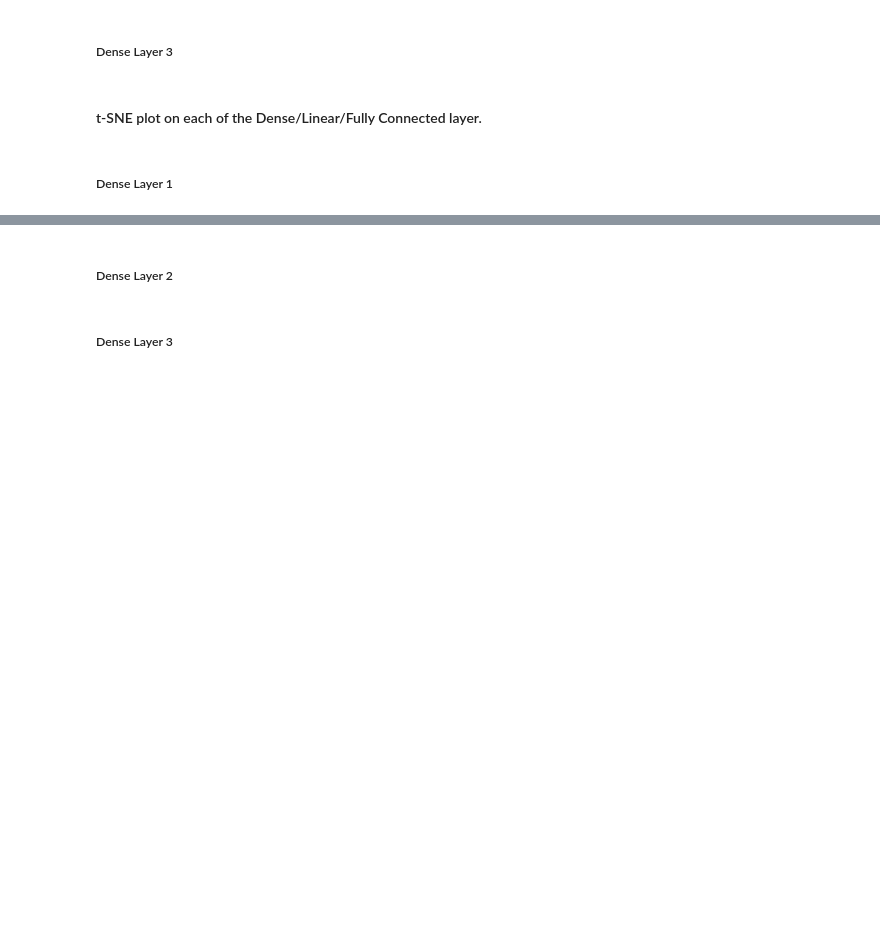
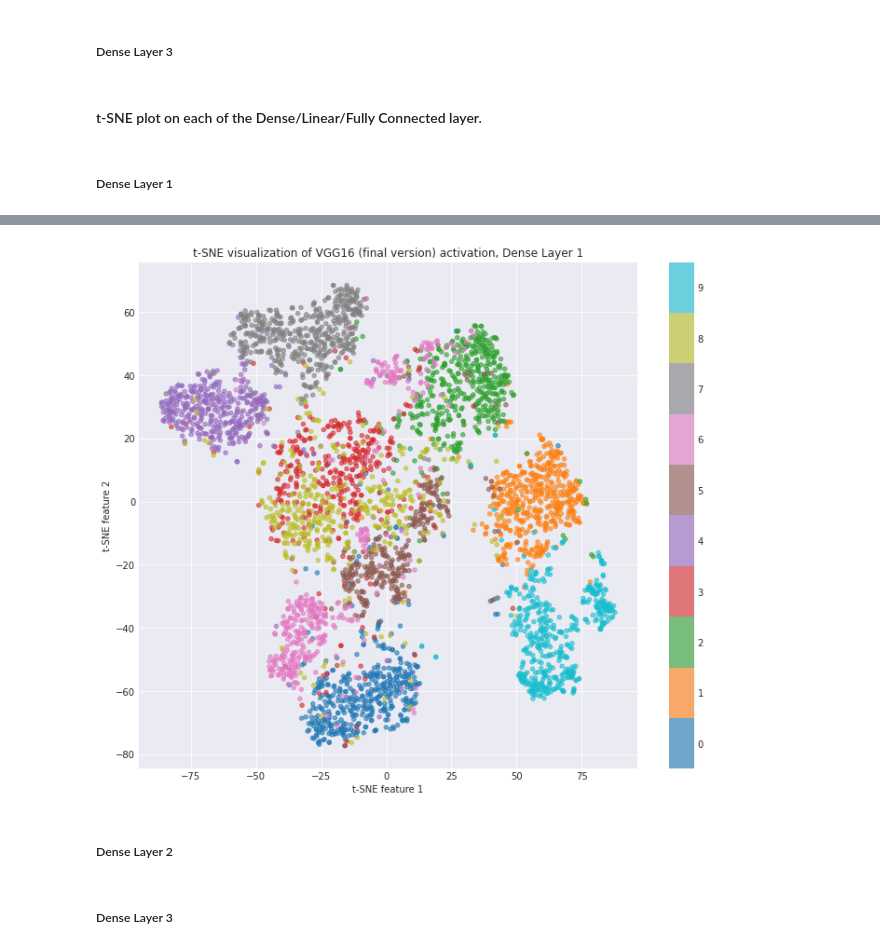
Before and after one commit to ilChapo/block3_AML, a Jupyter notebook: notebooks/5_Open_project.ipynb, the cells around one changed output, grey strips where cells are left out. Drawn from its saved outputs; the diff is of its cells as text; code cells hidden in the pictures; blank space fills up the shorter version.

```diff
--- a/notebooks/5_Open_project.ipynb
+++ b/notebooks/5_Open_project.ipynb
@@ -1521,9 +1454,9 @@ class ActivationExtractorVGG(nn.Module):
 # Create extractors for each fully connected layer
 
 # This command can be used for both 50 and 152.
-# extractor_fc1 = ActivationExtractorVGG(model, 1)
-extractor_fc2 = ActivationExtractorVGG(model, 2)
-extractor = model
+extractor_fc1 = ActivationExtractorVGG(model, 1)
+# extractor_fc2 = ActivationExtractorVGG(model, 2)
+# extractor = model
 
 # Disable gradients computation
 torch.set_grad_enabled(False);
@@ -1534,22 +1485,22 @@ extractor.to(device)
 # %%
-# activations_first_linear = []
-activations_second_linear = []
-activations_third_linear = []
+activations_first_linear = []
+# activations_second_linear = []
+# activations_third_linear = []
 
 for data in test_loader:
     inputs = data[0].to(device)
 
     # Extract and store the activations
-    # activations_first_linear.append(extractor_fc1(inputs).cpu().numpy())
-    activations_second_linear.append(extractor_fc2(inputs).cpu().numpy())
-    activations_third_linear.append(extractor(inputs).cpu().numpy())
+    activations_first_linear.append(extractor_fc1(inputs).cpu().numpy())
+    # activations_second_linear.append(extractor_fc2(inputs).cpu().numpy())
+    # activations_third_linear.append(extractor(inputs).cpu().numpy())
 
 # Concatenate the results from each extractor
-# activations_first_linear = np.concatenate(activations_first_linear)
-activations_second_linear = np.concatenate(activations_second_linear)
-activations_third_linear = np.concatenate(activations_third_linear)
+activations_first_linear = np.concatenate(activations_first_linear)
+# activations_second_linear = np.concatenate(activations_second_linear)
+# activations_third_linear = np.concatenate(activations_third_linear)
 
 # Check the shape of the extracted features
-# print("Shape of extracted activations including first linear layer:", activations_first_linear.shape)
-print("Shape of extracted activations including second linear layer:", activations_second_linear.shape)
-print("Shape of extracted activations including third linear layer:", activations_third_linear.shape)
+print("Shape of extracted activations including first linear layer:", activations_first_linear.shape)
+# print("Shape of extracted activations including second linear layer:", activations_second_linear.shape)
+# print("Shape of extracted activations including third linear layer:", activations_third_linear.shape)
@@ -1657,8 +1613,10 @@ print("Shape of t-SNE 2D features:", activations_fc1_tsne.shape)
 labels = [y for _, y in test_dataset]
 # %%
 filename = os.path.join(model_folder, f't_SNE_fc1_{str_dt}.png')
-# plot_tsne(activations_fc1_tsne, labels, title="t-SNE visualization of VGG16 activation, Dense Layer 1", filename=filename)
-plot_tsne(activations_fc1_tsne, labels, title="t-SNE visualization of VGG19 activation, Dense Layer 1", filename=filename)
+plot_tsne(activations_fc1_tsne, labels, title="t-SNE visualization of VGG16 (final version) activation, Dense Layer 1", filename=filename)
+# plot_tsne(activations_fc1_tsne, labels, title="t-SNE visualization of VGG19 activation, Dense Layer 1", filename=filename)
+# %% [output]
+[figure, added]
 # %% [markdown]
 ##### Dense Layer 2
 # %%
```
Also changed, not shown: parts of 21 cells of this notebook, 6 other files.
